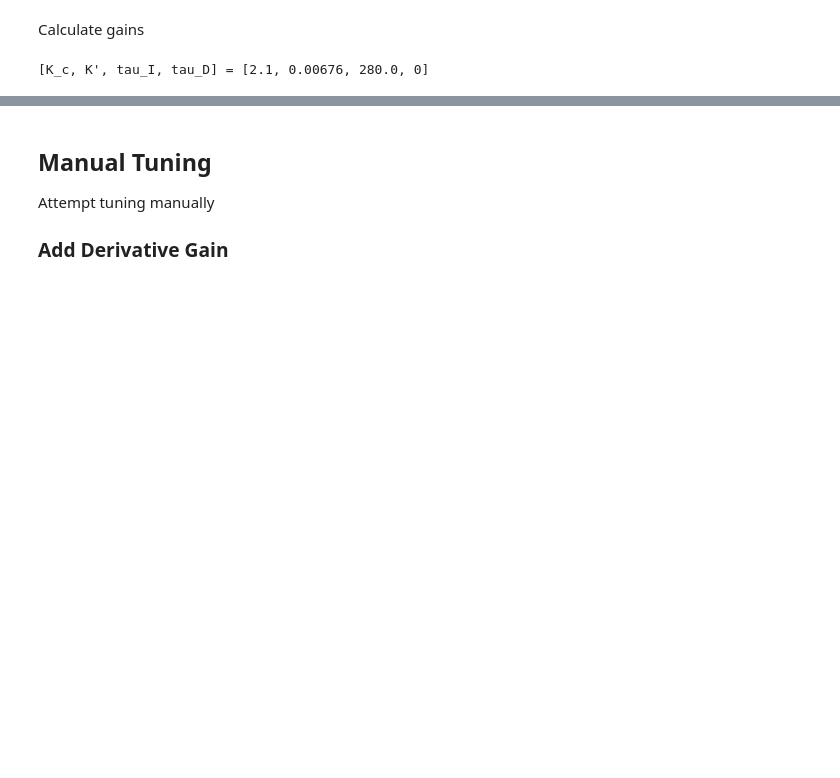
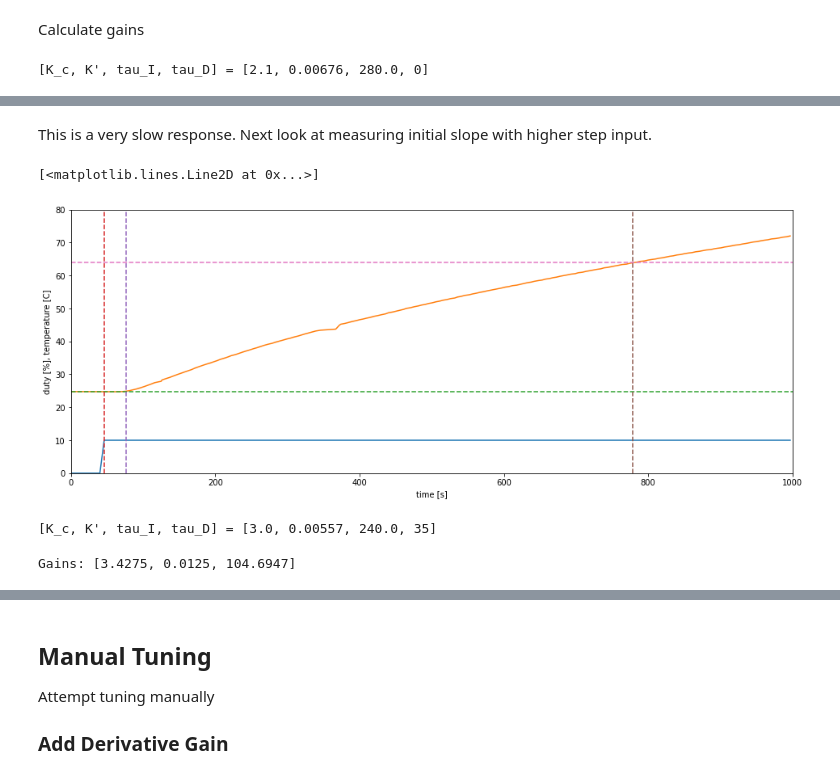
Before and after one commit to willhunt/silvia, a Jupyter notebook: docs/docs/control/assets/silvia_manual_tuning.ipynb, the cells around one changed output, grey strips where cells are left out. Cells and saved outputs as stored; diff of their text form; code cells hidden in the pictures; blank space fills up the shorter version.

```diff
--- a/docs/docs/control/assets/silvia_manual_tuning.ipynb
+++ b/docs/docs/control/assets/silvia_manual_tuning.ipynb
@@ -365,0 +381,62 @@ Gains: [2.1130, 0.0008, 0.0000]
+# %% [markdown]
+This is a very slow response. Next look at measuring initial slope with higher step input.
+# %%
+dataset = load_silvia_response("silvia_response_data_d10.json", time=[0, 1000], input_type="step")
+fig, ax = plt.subplots(figsize=(16, 6))
+ax.plot(dataset["t"], dataset["u"])
+ax.plot(dataset["t"], dataset["T"])
+ax.set_xlabel('time [s]')
+ax.set_ylabel('duty [%], temperature [C]')
+ax.set_xlim(0, 1000)
+ax.set_ylim(0, 80)
+
+T_0 = np.min(dataset["T"])
+ax.plot(ax.get_xlim(), [T_0, T_0], '--')
+t_step = dataset["t"][np.argmax(dataset["u"] > 2)]
+t_react = dataset["t"][np.argmax(dataset["T"] - dataset["T"][0] > 0.1)]
+ax.plot([t_step, t_step], ax.get_ylim(), '--')
+ax.plot([t_react, t_react], ax.get_ylim(), '--')
+
+dx = 700
+index_2 = np.argmax(dataset["t"] >= t_react + dx)
+t_2 = dataset["t"][index_2]
+T_2 = dataset["T"][index_2]
+ax.plot([t_2, t_2], ax.get_ylim(), '--')
+ax.plot(ax.get_xlim(), [T_2, T_2], '--')
+# %% [output]
+[<matplotlib.lines.Line2D at 0x...>]
+[figure, added]
+# %%
+u_step = dataset["u"][np.argmax(dataset["u"] > 0)]
+k_dash = (T_2 - T_0) / (t_2 - t_react) / u_step
+theta = t_react - t_step
+
+# Try tau_c = theta
+# tau_c = theta
+# K_c_cascade = 1 / (k_dash * (tau_c + theta))
+# tau_I_cascade = 4 / (k_dash * K_c_cascade)
+
+# Tune for fast response
+K_c_cascade = 0.5 / (k_dash * theta)
+tau_I_cascade = 8 * theta
+
+# tau_2 = Time constant of sensor at 0fpm air velocity
+# Pg. 32:
+# http://folk.ntnu.no/skoge/plantwide/plantwide-course-brasil-july2011/pdf-02jul2011/plantwide6_tuning.pdf
+tau_D_cascade = 35
+print("[K_c, K', tau_I, tau_D] = [{:.1f}, {:.5f}, {:.1f}, {}]".format(K_c_cascade, k_dash, tau_I_cascade, tau_D_cascade))
+# %% [output]
+[K_c, K', tau_I, tau_D] = [3.0, 0.00557, 240.0, 35]
+# %%
+# Ideal PID
+K_c = K_c_cascade * (1 + tau_D_cascade / tau_I_cascade)
+tau_I = tau_I_cascade * (1 + tau_D_cascade / tau_I_cascade)
+tau_D = tau_D_cascade / (1 + tau_D_cascade / tau_I_cascade)
+
+Kp = K_c
+Ki = Kp/ tau_I
+Kd = Kp * tau_D
+
+print("Gains: [{0:.4f}, {1:.4f}, {2:.4f}]".format(Kp, Ki, Kd))
+# %% [output]
+Gains: [3.4275, 0.0125, 104.6947]
```
Also changed, not shown: parts of 7 cells of this notebook, 19 other files.
